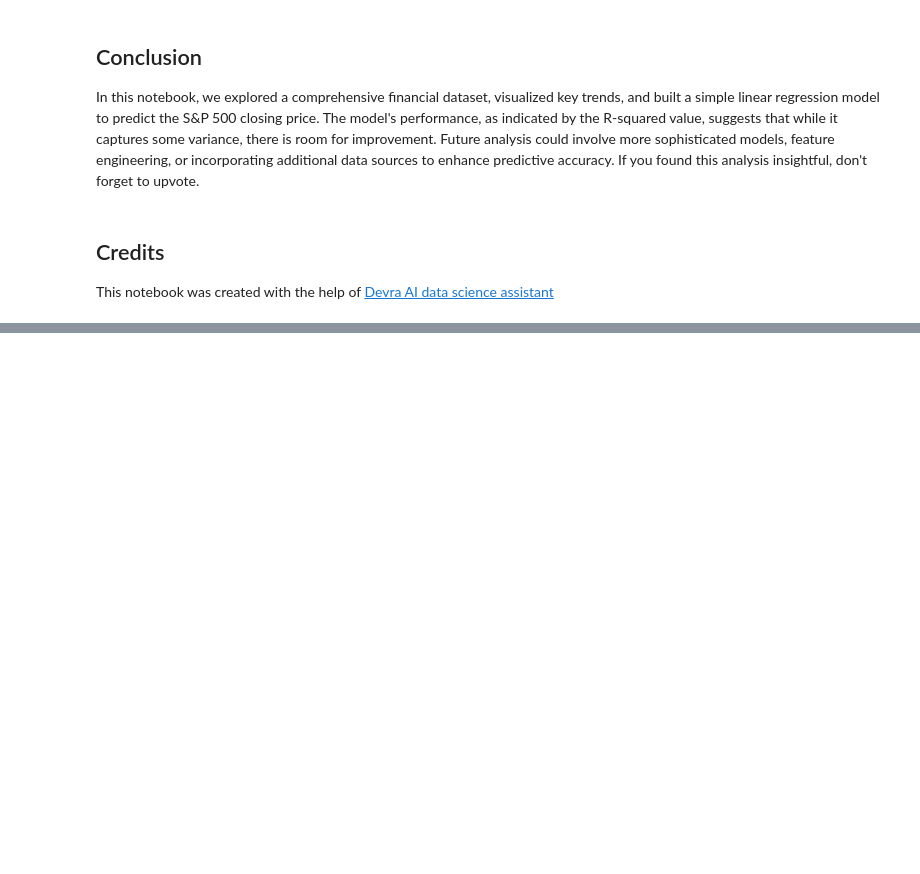
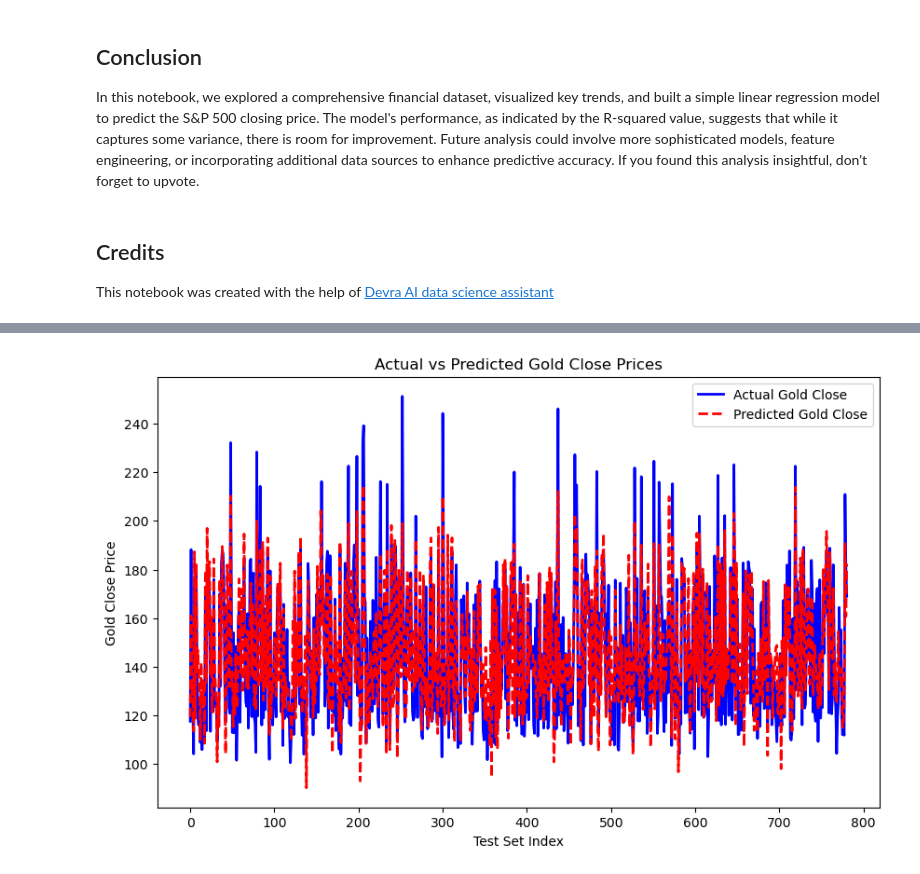
Before and after one commit to QuerZamora/AV_2024_BQ, a Jupyter notebook: NOTEBOOKS/unlocking-financial-secrets-with-predictive-models.ipynb, the cells around one changed output, grey strips where cells are left out. Drawn from its saved outputs; the diff is of its cells as text; code cells hidden in the pictures; blank space fills up the shorter version.

```diff
--- a/NOTEBOOKS/unlocking-financial-secrets-with-predictive-models.ipynb
+++ b/NOTEBOOKS/unlocking-financial-secrets-with-predictive-models.ipynb
@@ -81,0 +193,22 @@ This notebook was created with the help of [Devra AI data science assistant](htt
+# %%
+# Plot the actual vs predicted values for gold prices using line plot
+plt.figure(figsize=(10,6))
+
+# Plot the actual gold prices
+plt.plot(y_test, label='Actual Gold Close', color='blue', linewidth=2)
+
+# Plot the predicted gold prices
+plt.plot(y_pred, label='Predicted Gold Close', color='red', linestyle='--', linewidth=2)
+
+# Add labels and title
+plt.xlabel('Test Set Index')
+plt.ylabel('Gold Close Price')
+plt.title('Actual vs Predicted Gold Close Prices')
+
+# Show legend
+plt.legend()
+
+# Display the plot
+plt.show()
+# %% [output]
+[figure, added]
```
Also changed, not shown: parts of 8 cells of this notebook, 13 other files.
